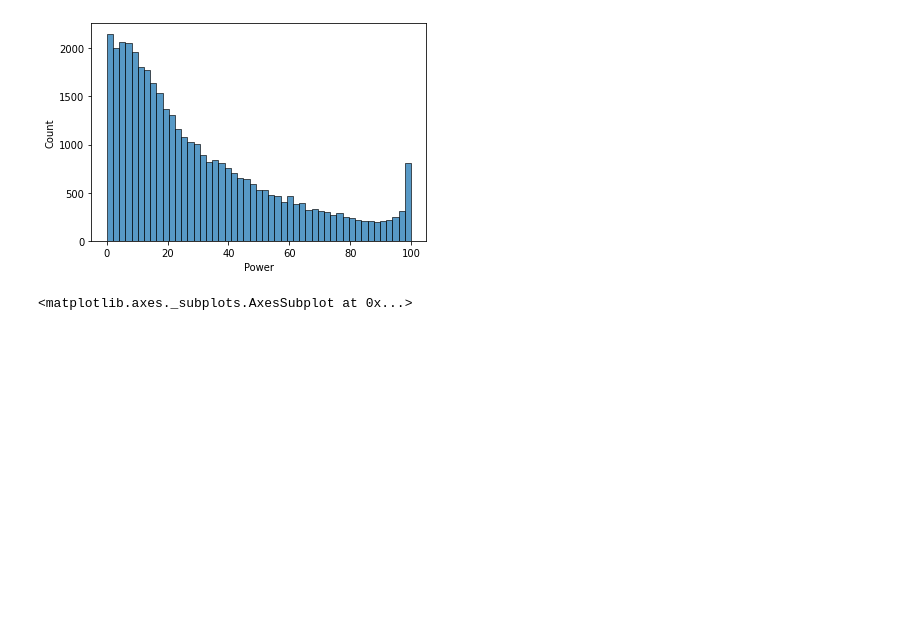
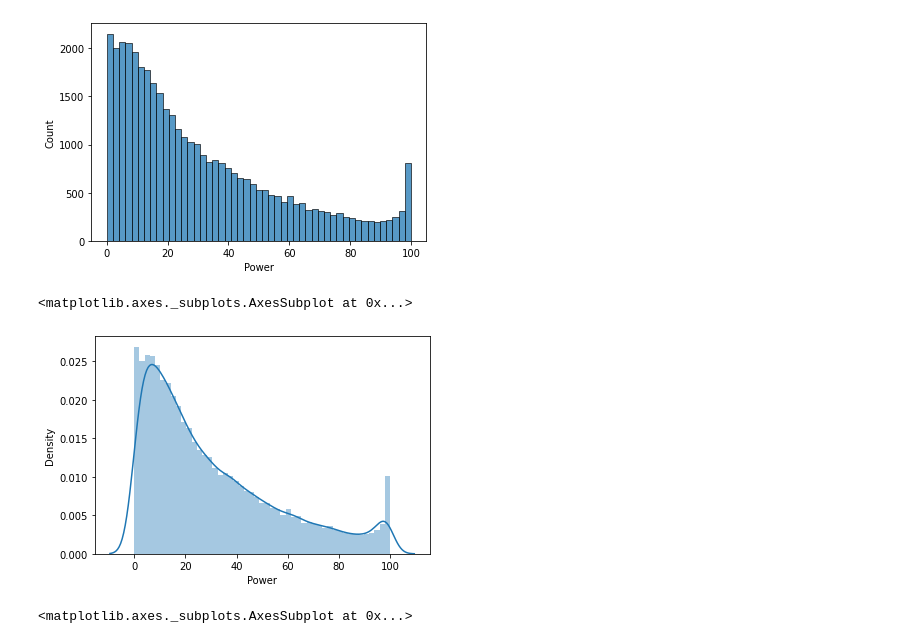
Before and after one commit to mteoraso/ML_Practice, a Jupyter notebook: Untitled50.ipynb, the cells around one changed output. Drawn from its saved outputs; the diff is of its cells as text; code cells hidden in the pictures; blank space fills up the shorter version.

```diff
--- a/Untitled50.ipynb
+++ b/Untitled50.ipynb
@@ -343,6 +343,11 @@ sns.histplot(df2['Power'])
 # %% [output]
 <matplotlib.axes._subplots.AxesSubplot at 0x...>
 [figure]
+# %%
+sns.distplot(df2['Power'])
+# %% [output]
+<matplotlib.axes._subplots.AxesSubplot at 0x...>
+[figure, added]
 # %%
 sns.histplot(df2['WindSpeed'])
 # %% [output]
```
Also changed, not shown: parts of 2 cells of this notebook.
